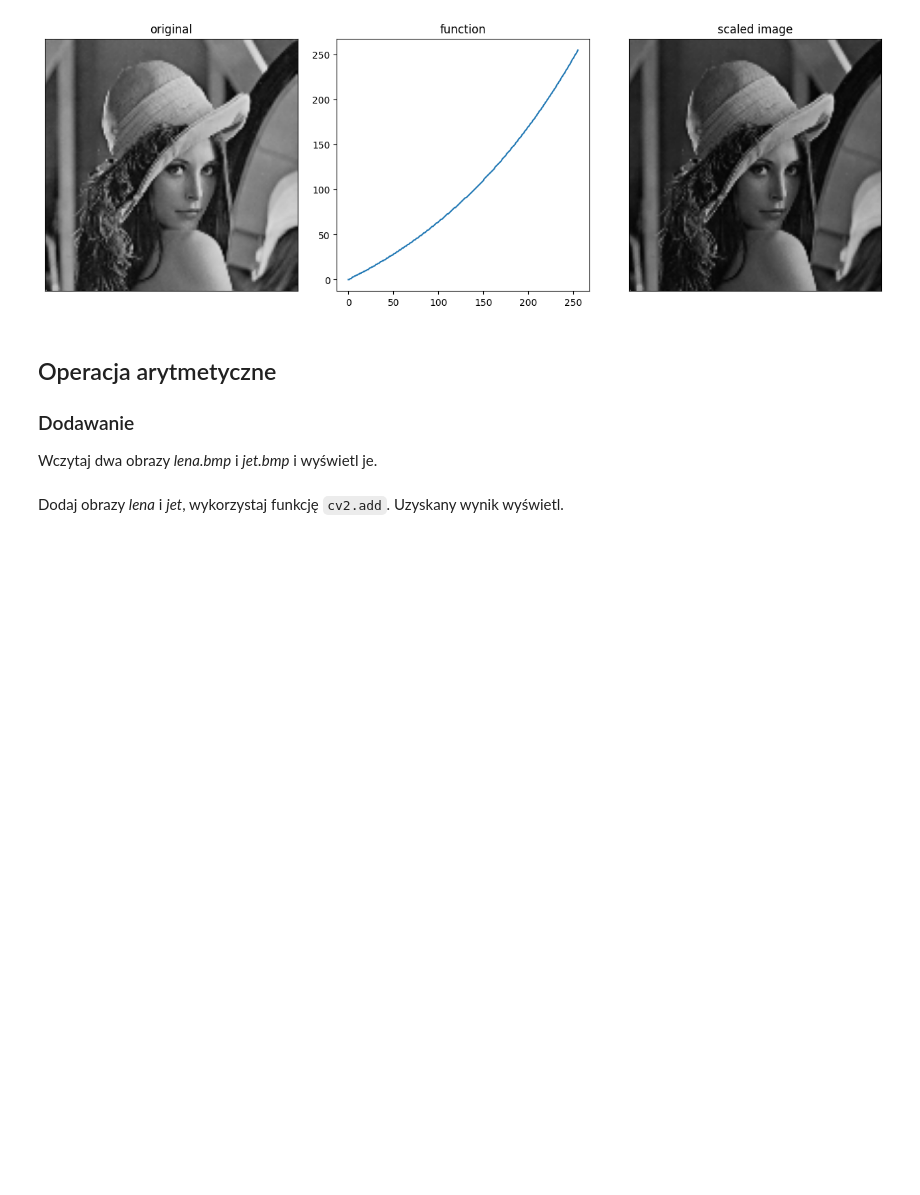
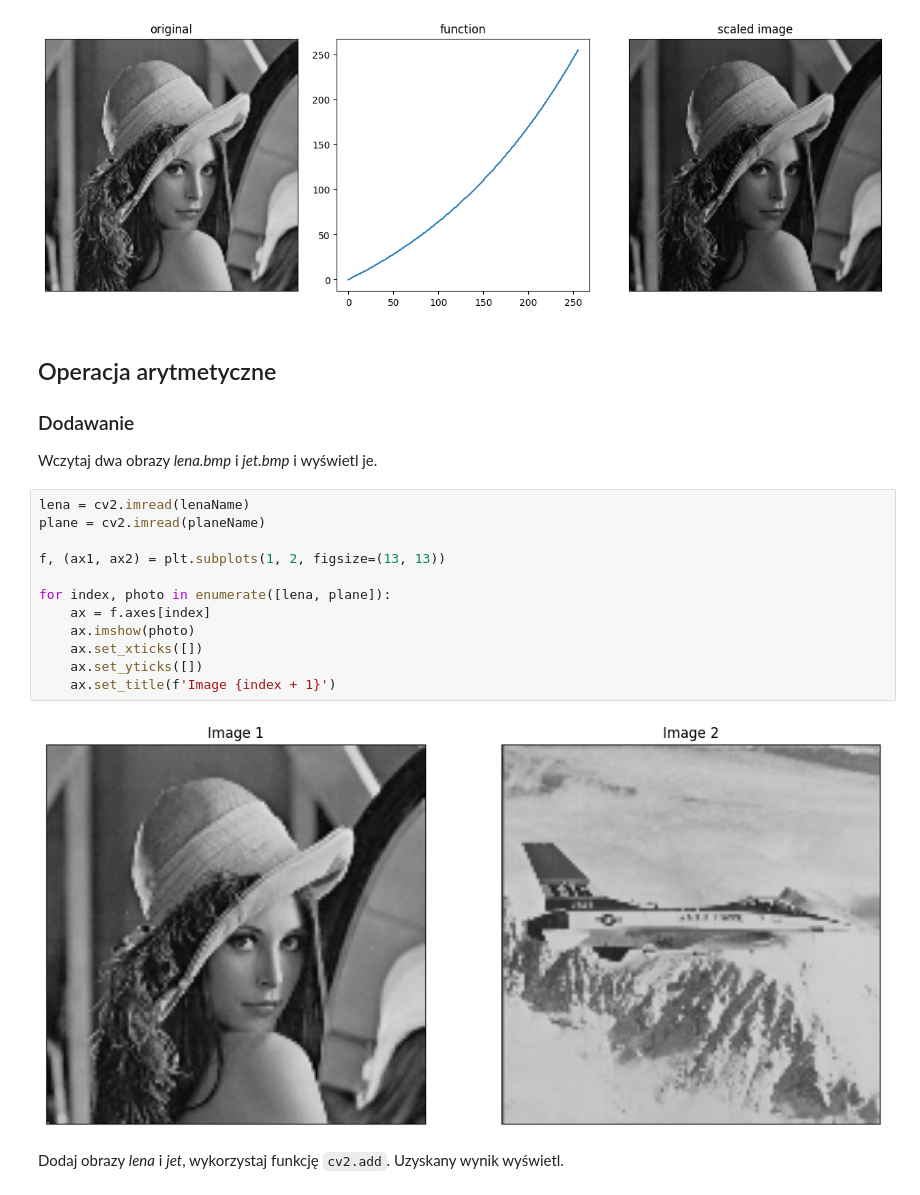
Before and after one commit to krudny/Image-processing, a Jupyter notebook: Lab2-point-operations/02_point_part1.ipynb, the cells around one changed output. Drawn from its saved outputs; the diff is of its cells as text; blank space fills up the shorter version.

```diff
--- a/Lab2-point-operations/02_point_part1.ipynb
+++ b/Lab2-point-operations/02_point_part1.ipynb
@@ -146,6 +146,20 @@ for table in tables:
 ### Dodawanie
 
 Wczytaj dwa obrazy _lena.bmp_ i _jet.bmp_ i wyświetl je.
+# %%
+lena = cv2.imread(lenaName)
+plane = cv2.imread(planeName)
+
+f, (ax1, ax2) = plt.subplots(1, 2, figsize=(13, 13))
+
+for index, photo in enumerate([lena, plane]):
+    ax = f.axes[index]
+    ax.imshow(photo)
+    ax.set_xticks([])
+    ax.set_yticks([])
+    ax.set_title(f'Image {index + 1}')
+# %% [output]
+[figure, added]
 # %% [markdown]
 Dodaj obrazy _lena_ i _jet_, wykorzystaj funkcję `cv2.add`.
 Uzyskany wynik wyświetl.
```
Also changed, not shown: parts of 1 cell of this notebook.
